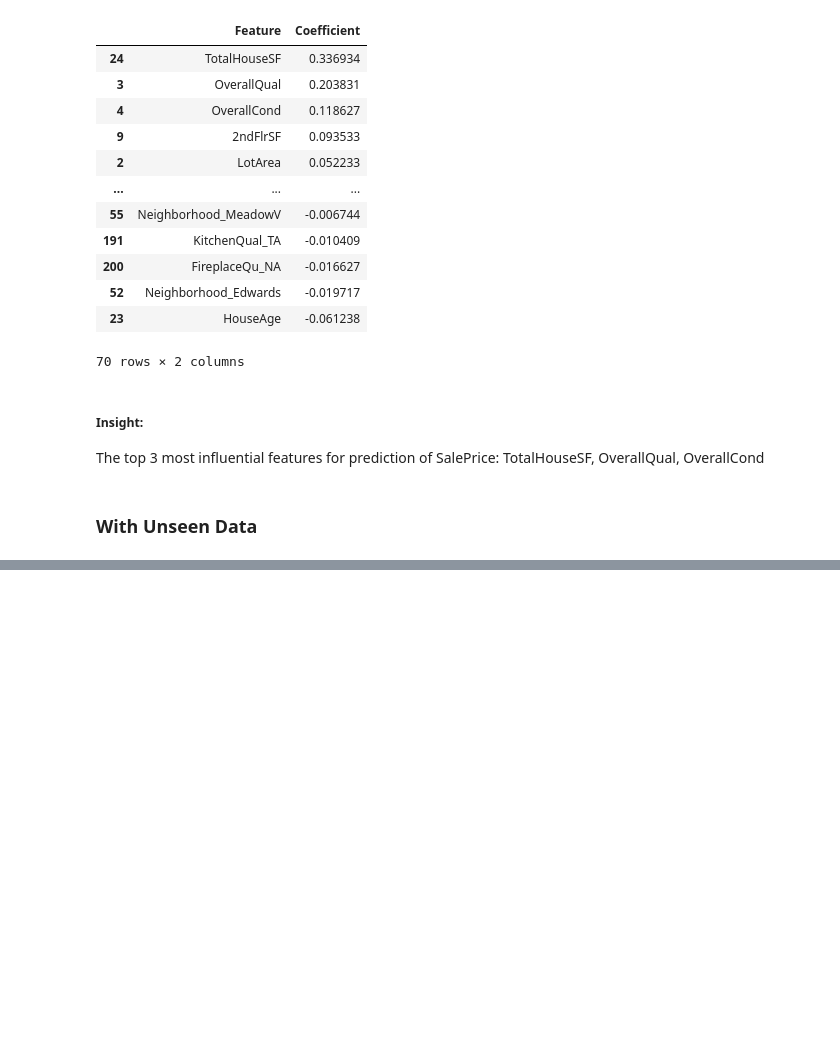
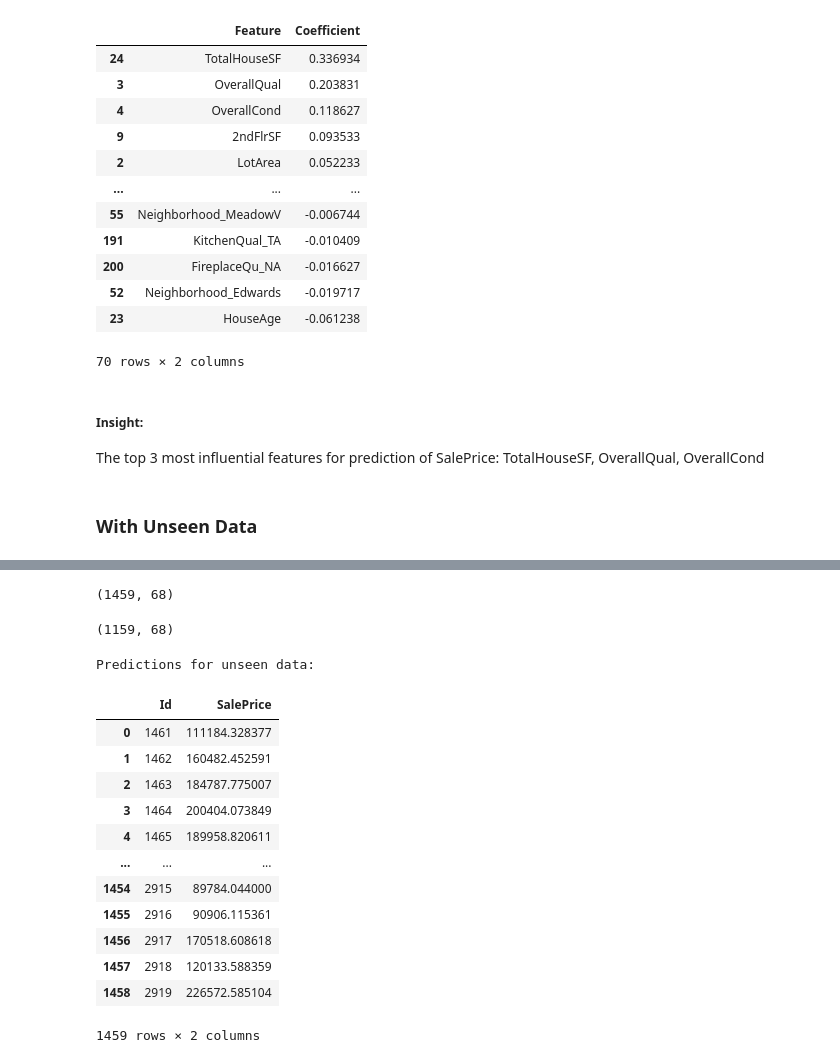
Before and after one commit to catherinehelenna/Predict-House-Price, a Jupyter notebook: code_for_eda_modeling.ipynb, the cells around one changed output, grey strips where cells are left out. Drawn from its saved outputs; the diff is of its cells as text; code cells hidden in the pictures; blank space fills up the shorter version.

Commit message:
"until unseen data result"

```diff
--- a/code_for_eda_modeling.ipynb
+++ b/code_for_eda_modeling.ipynb
@@ -1556,0 +1626,66 @@ The top 3 most influential features for prediction of SalePrice: TotalHouseSF, O
+# %%
+# modify X value
+X_test_modified = test_data_filled.copy()
+# Step 1: Combine Related Features to Reduce Multicollinearity
+X_test_modified['TotalHouseSF'] = X_test_modified['GrLivArea'] + X_test_modified['TotalBsmtSF'] + X_test_modified['1stFlrSF']
+X_test_modified['TotalPorchSF'] = (X_test_modified['OpenPorchSF'] +
+                                       X_test_modified['EnclosedPorch'] +
+                                       X_test_modified['3SsnPorch'] +
+                                       X_test_modified['ScreenPorch'] +
+                                       X_test_modified['WoodDeckSF'])
+
+# Drop original features that have been combined
+X_test_modified = X_test_modified.drop(columns=['Id','YrSold','MoSold', 'GarageYrBlt',
+                                                'GrLivArea', 'YearBuilt',
+                                                       'TotalBsmtSF',
+                                                       '1stFlrSF',
+                                                       'OpenPorchSF',
+                                                       'EnclosedPorch',
+                                                       '3SsnPorch',
+                                                       'ScreenPorch',
+                                                       'WoodDeckSF',
+                                                       "PoolQC","LowQualFinSF","BsmtFinSF2","MiscVal"])
+
+numeric_features_2 = X_test_modified.select_dtypes(include=['int64','float64']).columns.tolist()
+categorical_features_2 = X_test_modified.select_dtypes(include='object').columns.tolist()
+# %%
+X_test_modified.shape
+# %% [output]
+(1459, 68)
+# %%
+X_train_log_modified.shape
+# %% [output]
+(1159, 68)
+# %%
+# use lasso
+# Fit the pipeline to the training data
+capped_lasso_pipeline.fit(X_train_log_modified, y_train_log)
+
+
+# Make predictions using the pipeline on the unseen data
+log_predictions = capped_lasso_pipeline.predict(X_test_modified)
+
+# Convert log10 predictions back to the original scale
+original_predictions = np.power(10, log_predictions)
+
+# result
+result_df = pd.DataFrame({"Id":test_data['Id'],"SalePrice":original_predictions})
+
+# Display the predictions
+print("Predictions for unseen data:")
+result_df
+# %% [output]
+Predictions for unseen data:
+|  | Id | SalePrice |
+| 0 | 1461 | 111184.328377 |
+| 1 | 1462 | 160482.452591 |
+| 2 | 1463 | 184787.775007 |
+| 3 | 1464 | 200404.073849 |
+| 4 | 1465 | 189958.820611 |
+| ... | ... | ... |
+| 1454 | 2915 | 89784.044000 |
+| 1455 | 2916 | 90906.115361 |
+| 1456 | 2917 | 170518.608618 |
+| 1457 | 2918 | 120133.588359 |
+| 1458 | 2919 | 226572.585104 |
+1459 rows × 2 columns
```
Also changed, not shown: parts of 7 cells of this notebook, 1 other file.
